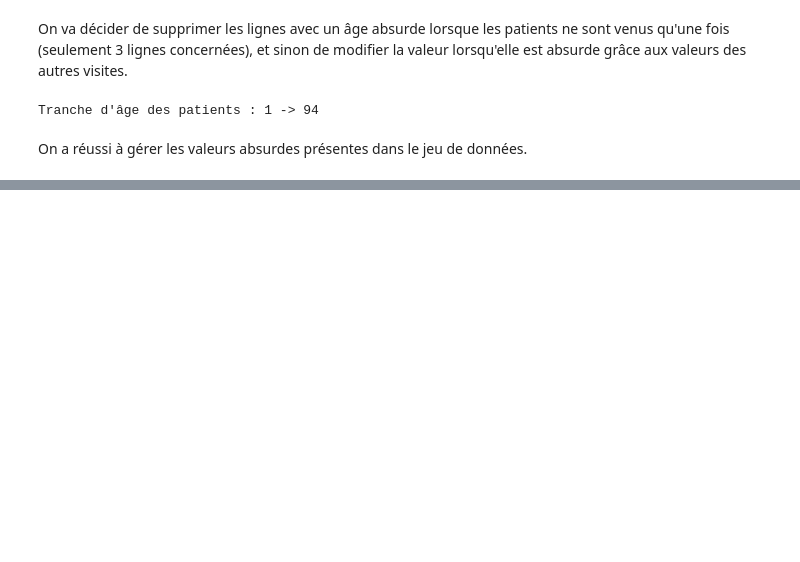
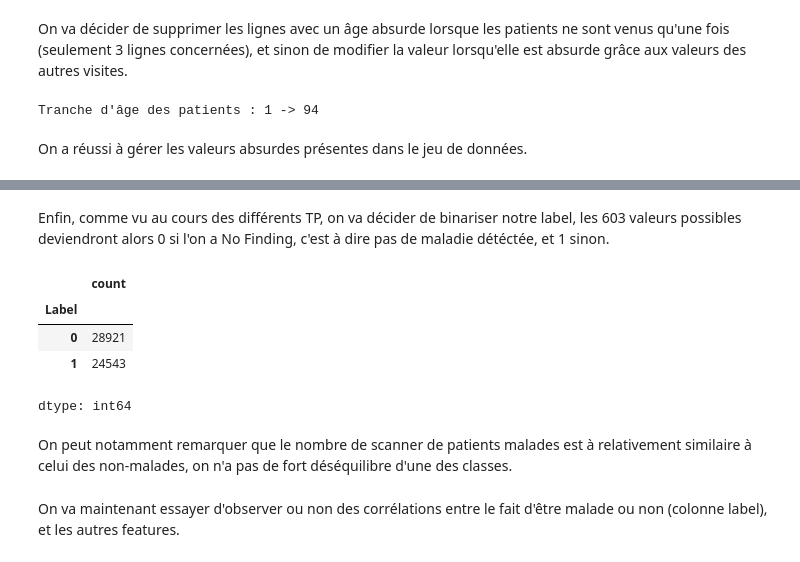
Before and after one commit to ClarenceBrn/Fairness, a Jupyter notebook: MiProjet_Bernabe_Clarence.ipynb, the cells around one changed output, grey strips where cells are left out. Drawn from its saved outputs; the diff is of its cells as text; code cells hidden in the pictures; blank space fills up the shorter version.

```diff
--- a/MiProjet_Bernabe_Clarence.ipynb
+++ b/MiProjet_Bernabe_Clarence.ipynb
@@ -248,0 +258,15 @@ On a réussi à gérer les valeurs absurdes présentes dans le jeu de données.
+# %% [markdown]
+Enfin, comme vu au cours des différents TP, on va décider de binariser notre label, les 603 valeurs possibles deviendront alors 0 si l'on a No Finding, c'est à dire pas de maladie détéctée, et 1 sinon.
+# %%
+df['Label'] = df['Finding_Labels'].apply(lambda x: 0 if x == 'No Finding' else 1)
+df['Label'].value_counts()
+# %% [output]
+|  | count |
+| Label |  |
+| 0 | 28921 |
+| 1 | 24543 |
+dtype: int64
+# %% [markdown]
+On peut notamment remarquer que le nombre de scanner de patients malades est à relativement similaire à celui des non-malades, on n'a pas de fort déséquilibre d'une des classes.
+# %% [markdown]
+On va maintenant essayer d'observer ou non des corrélations entre le fait d'être malade ou non (colonne label), et les autres features.
```
Also changed, not shown: parts of 15 cells of this notebook.
